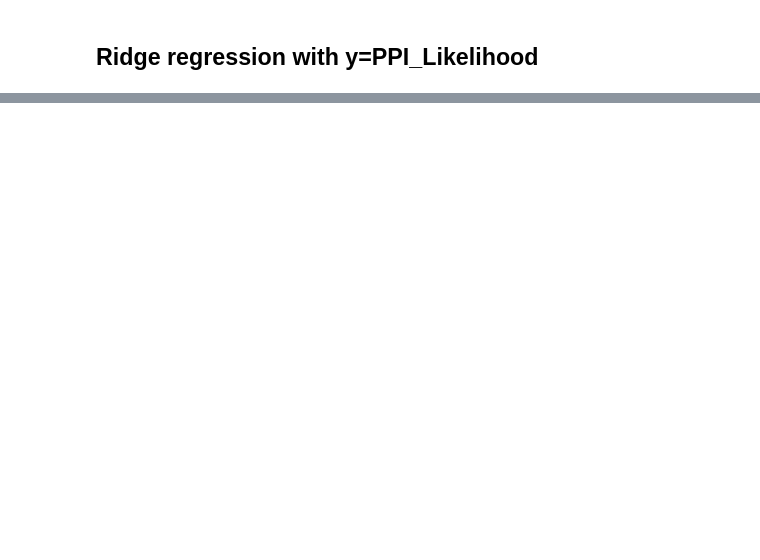
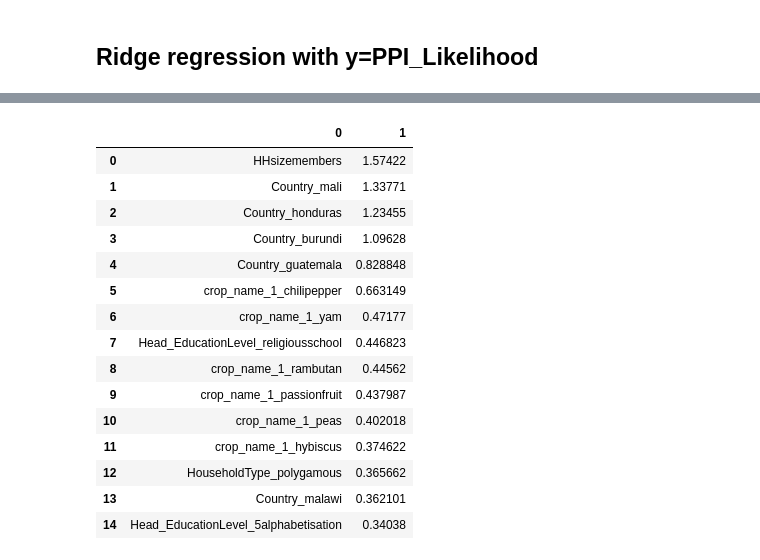
Before and after one commit to laporpe/STA_208, a Jupyter notebook: finalized_code/Ridge_reg.ipynb, the cells around one changed output, grey strips where cells are left out. Cells and saved outputs as stored; diff of their text form; code cells hidden in the pictures; blank space fills up the shorter version.

```diff
--- a/finalized_code/Ridge_reg.ipynb
+++ b/finalized_code/Ridge_reg.ipynb
@@ -112,4 +192,4 @@ ppi_data = fun.impute_data(ppi_data)#7
 # %%
-X_ppi_ridge = get_dummyXs_y(ppi_data, "PPI_Likelihood")[0]
-y_ppi_ridge = get_dummyXs_y(ppi_data, "PPI_Likelihood")[1]
+X_ppi = get_dummyXs_y(ppi_data, "PPI_Likelihood")[0]
+y_ppi = get_dummyXs_y(ppi_data, "PPI_Likelihood")[1]
 # %%
@@ -145,0 +232,21 @@ AttributeError: 'Ridge' object has no attribute 'describe'
+# %%
+feature_imp_ppi  = pd.DataFrame([X_train.columns, ridge_ppi.coef_]).T
+feature_imp_ppi = feature_imp_ppi.sort_values(by = 1,ascending = False).reset_index(drop = True)
+feature_imp_ppi.iloc[0:15,:]
+# %% [output]
+|  | 0 | 1 |
+| 0 | HHsizemembers | 1.57422 |
+| 1 | Country_mali | 1.33771 |
+| 2 | Country_honduras | 1.23455 |
+| 3 | Country_burundi | 1.09628 |
+| 4 | Country_guatemala | 0.828848 |
+| 5 | crop_name_1_chilipepper | 0.663149 |
+| 6 | crop_name_1_yam | 0.47177 |
+| 7 | Head_EducationLevel_religiousschool | 0.446823 |
+| 8 | crop_name_1_rambutan | 0.44562 |
+| 9 | crop_name_1_passionfruit | 0.437987 |
+| 10 | crop_name_1_peas | 0.402018 |
+| 11 | crop_name_1_hybiscus | 0.374622 |
+| 12 | HouseholdType_polygamous | 0.365662 |
+| 13 | Country_malawi | 0.362101 |
+| 14 | Head_EducationLevel_5alphabetisation | 0.34038 |
```
Also changed, not shown: parts of 28 cells of this notebook.
